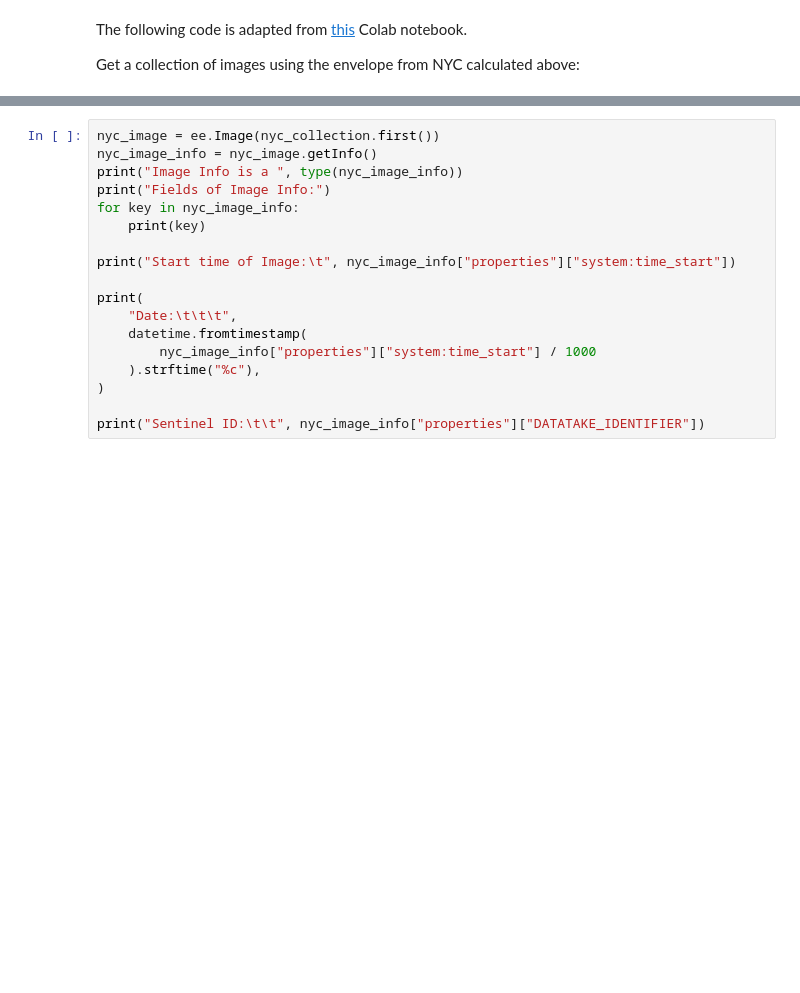
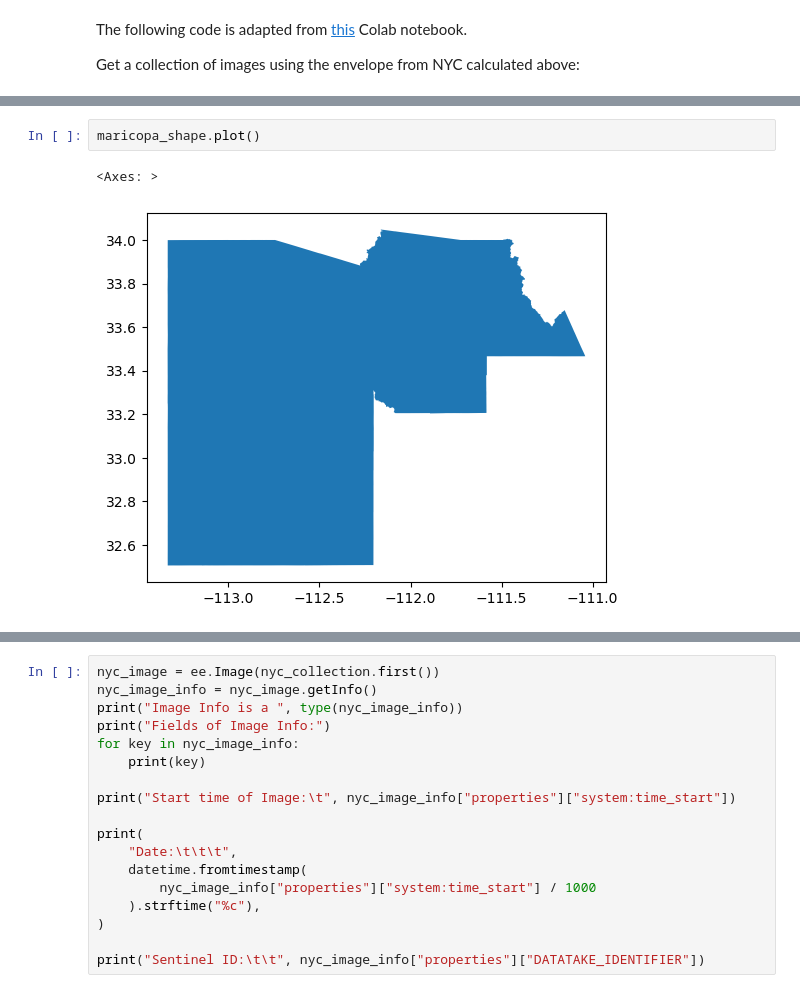
Before and after one commit to sralter/urban_development_analysis, a Jupyter notebook: gee_data.ipynb, the cells around one changed output, grey strips where cells are left out. Cells and saved outputs as stored; diff of their text form; blank space fills up the shorter version.

```diff
--- a/gee_data.ipynb
+++ b/gee_data.ipynb
@@ -96,0 +122,5 @@ Get a collection of images using the envelope from NYC calculated above:
+# %%
+maricopa_shape.plot()
+# %% [output]
+<Axes: >
+[figure, added]
```
Also changed, not shown: parts of 8 cells of this notebook, 1 other file.
